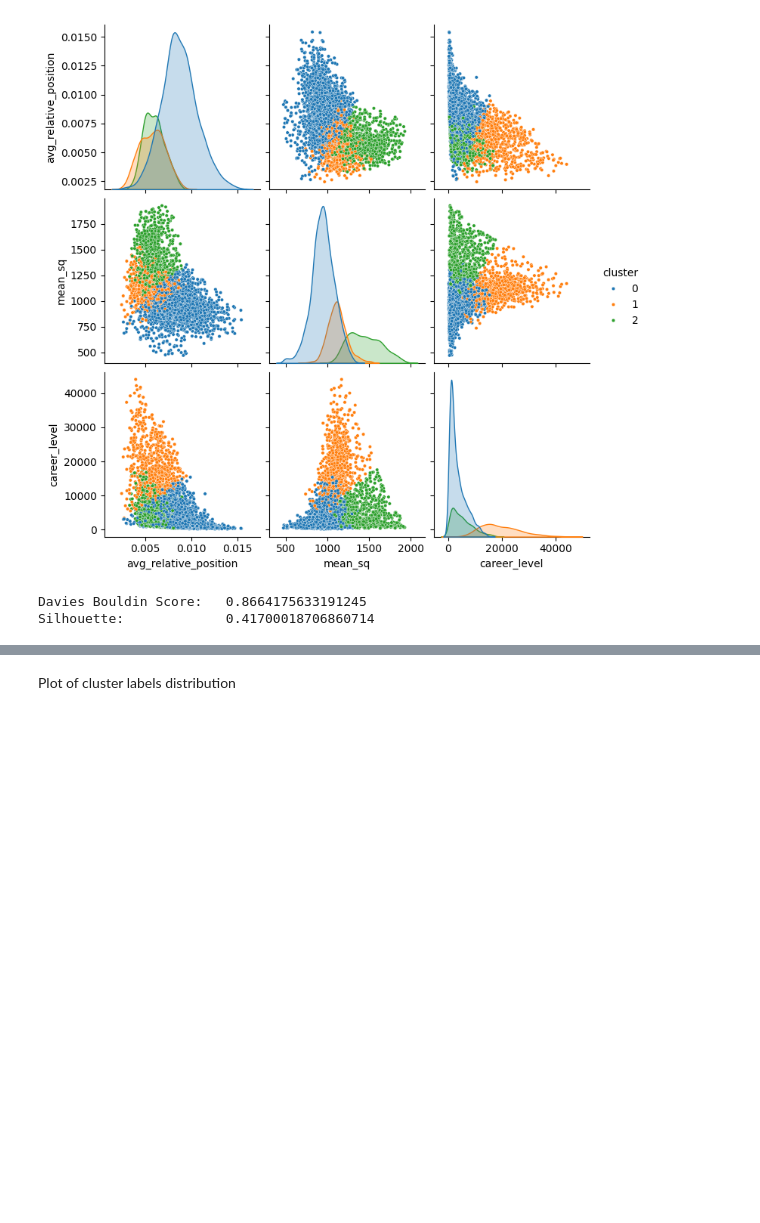
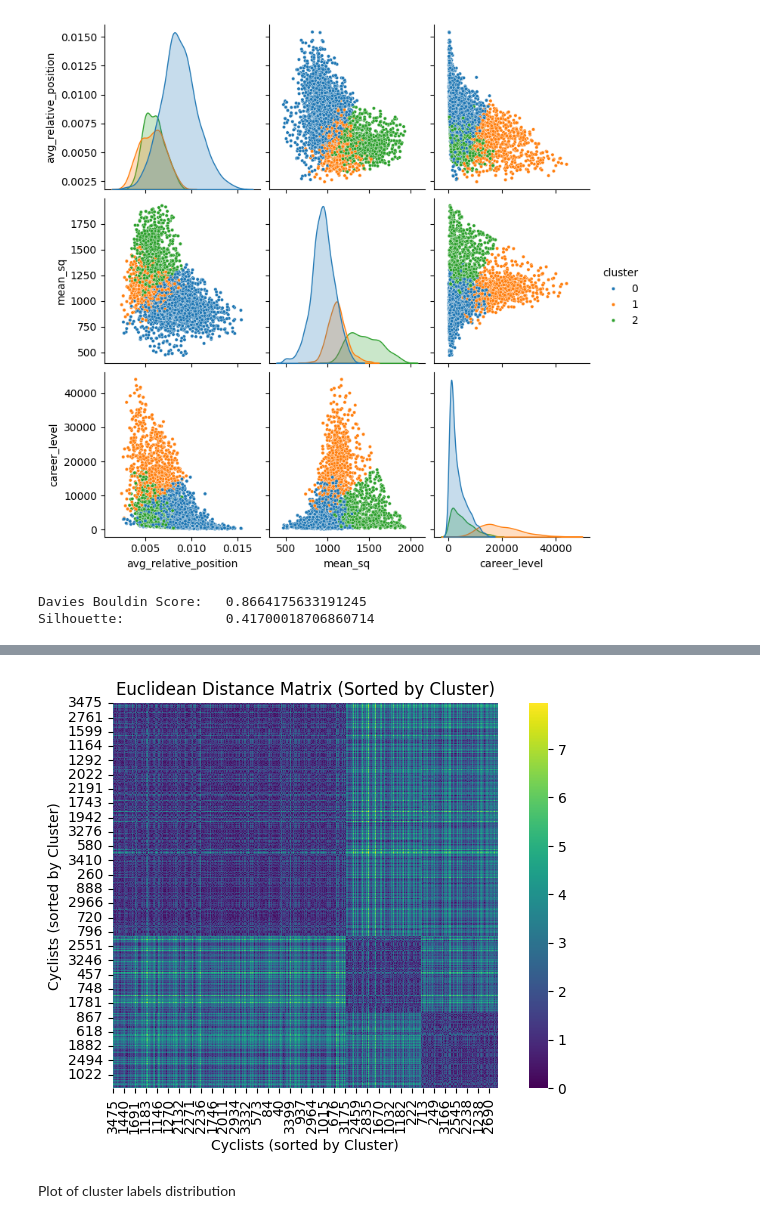
Before and after one commit to effepielle/dm_project24_group_0, a Jupyter notebook: TASK_3/xmeans.ipynb, the cells around one changed output, grey strips where cells are left out. Drawn from its saved outputs; the diff is of its cells as text; code cells hidden in the pictures; blank space fills up the shorter version.

```diff
--- a/TASK_3/xmeans.ipynb
+++ b/TASK_3/xmeans.ipynb
@@ -149,3 +165,34 @@ Silhouette:             0.41700018706860714
+# %%
+from sklearn.metrics.pairwise import euclidean_distances
+import seaborn as sns
+import matplotlib.pyplot as plt
+import pandas as pd
+import numpy as np
+
+# order the dataframe based on the cluster (from 0 = best to 2 = worst)
+numeric_cyclists_df = cyclist_normalized_df_with_labels.sort_values(by='cluster')
+
+# normalize the features
+scaler = StandardScaler()
+features = numeric_cyclists_df.drop(columns=['cluster']).select_dtypes(include=[np.number])
+features_normalized = scaler.fit_transform(features)
+
+# calculate the euclidean distance matrix excluding the cluster
+features = numeric_cyclists_df.drop(columns=['cluster']).select_dtypes(include=[np.number])
+distance_matrix = euclidean_distances(features)
+
+# order the distance matrix based on the cluster order
+distance_matrix_sorted = pd.DataFrame(distance_matrix, index=numeric_cyclists_df.index, columns=numeric_cyclists_df.index)
+
+# plot
+plt.figure(figsize=(8, 5))
+sns.heatmap(distance_matrix_sorted, cmap='viridis', square=True)
+plt.title('Euclidean Distance Matrix (Sorted by Cluster)')
+plt.xlabel('Cyclists (sorted by Cluster)')
+plt.ylabel('Cyclists (sorted by Cluster)')
+plt.show()
+# %% [output]
+[figure, added]
 # %% [markdown]
 Plot of cluster labels distribution
 # %%
```
Also changed, not shown: parts of 3 cells of this notebook, 3 other files.
